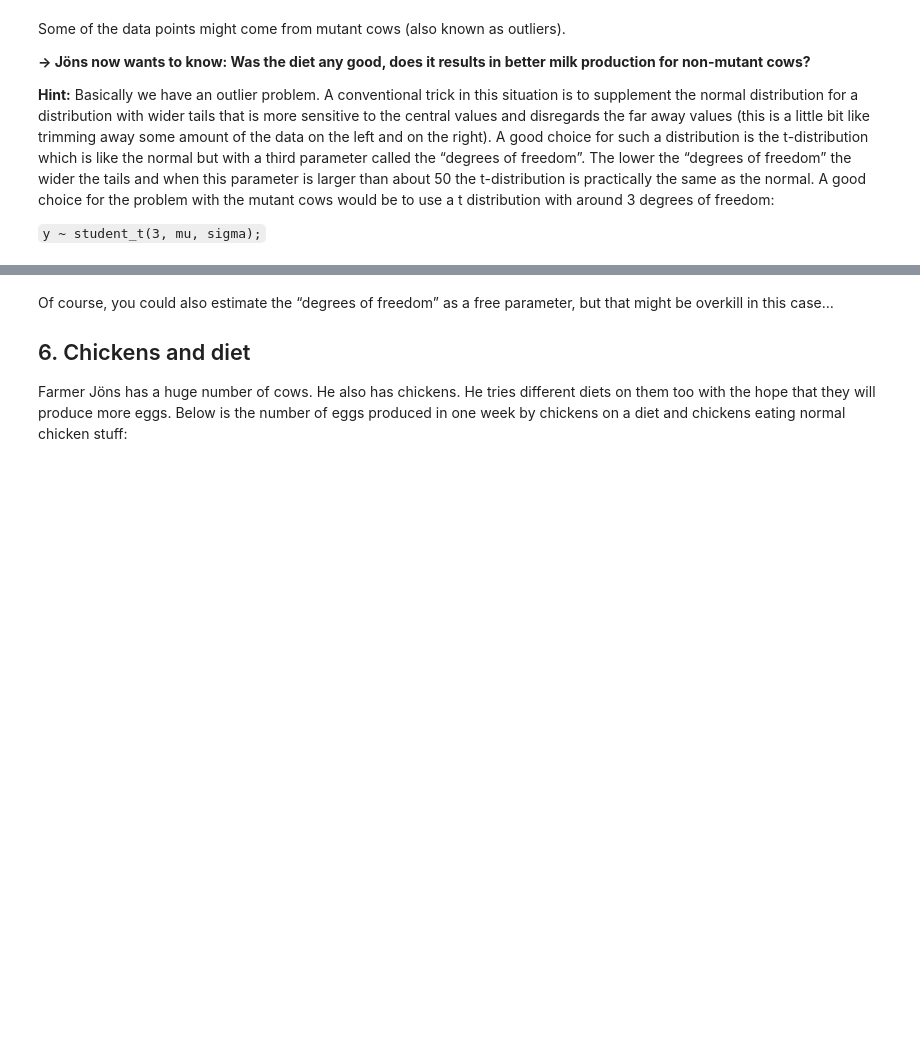
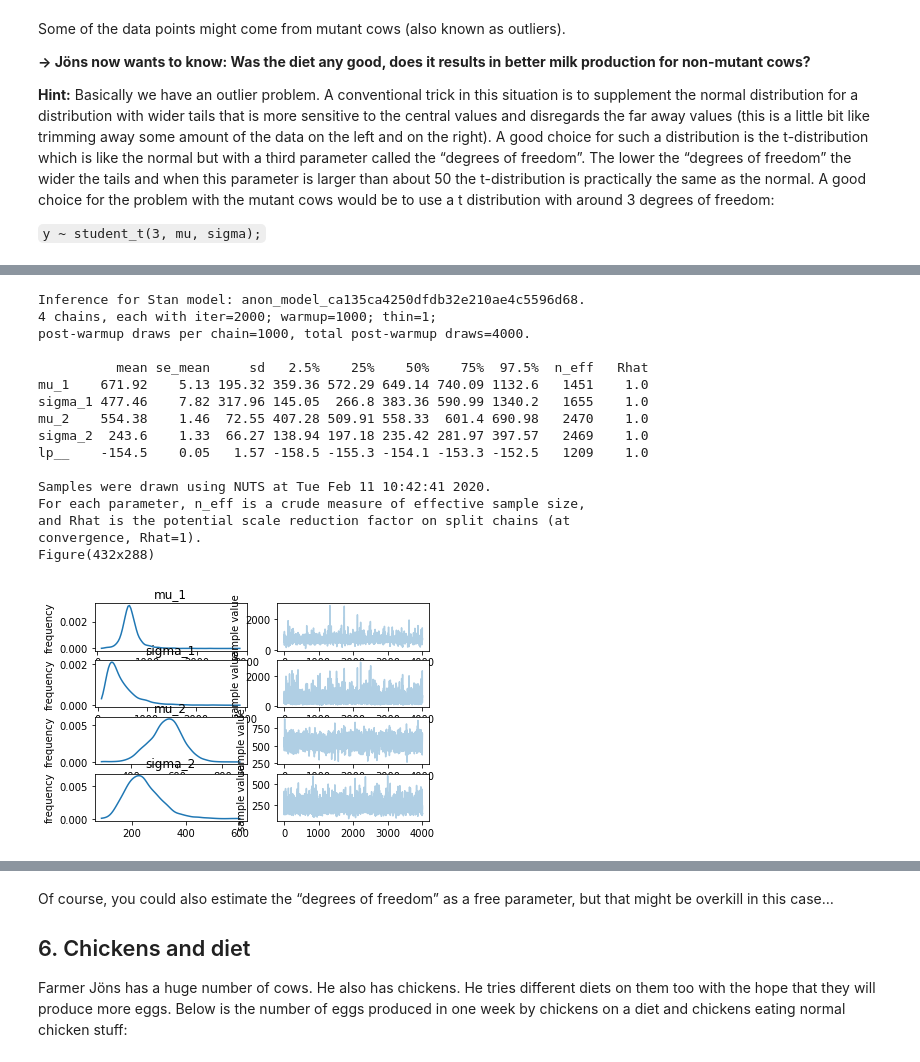
Before and after one commit to francescolosterzo/bayesianprobabilitiesworkshop, a Jupyter notebook: Exercise 3.ipynb, the cells around one changed output, grey strips where cells are left out. Cells and saved outputs as stored; diff of their text form; code cells hidden in the pictures; blank space fills up the shorter version.

```diff
--- a/Exercise 3.ipynb
+++ b/Exercise 3.ipynb
@@ -335,0 +386,9 @@ Some of the data points might come from mutant cows (also known as outliers).
+# %%
+data = { 'n1': len(diet_milk), 'y1': diet_milk, 'n2': len(normal_milk), 'y2': normal_milk }
+# %%
+stan_samples = pystan.stan(model_code = model, data = data)
+
+# Plotting and summarizing the posterior distribution
+print(stan_samples)
+print(stan_samples.plot())
+# %% [output]
@@ -335,0 +399,17 @@ Some of the data points might come from mutant cows (also known as outliers).
+Inference for Stan model: anon_model_ca135ca4250dfdb32e210ae4c5596d68.
+4 chains, each with iter=2000; warmup=1000; thin=1;
+post-warmup draws per chain=1000, total post-warmup draws=4000.
+
+          mean se_mean     sd   2.5%    25%    50%    75%  97.5%  n_eff   Rhat
+mu_1    671.92    5.13 195.32 359.36 572.29 649.14 740.09 1132.6   1451    1.0
+sigma_1 477.46    7.82 317.96 145.05  266.8 383.36 590.99 1340.2   1655    1.0
+mu_2    554.38    1.46  72.55 407.28 509.91 558.33  601.4 690.98   2470    1.0
+sigma_2  243.6    1.33  66.27 138.94 197.18 235.42 281.97 397.57   2469    1.0
+lp__    -154.5    0.05   1.57 -158.5 -155.3 -154.1 -153.3 -152.5   1209    1.0
+
+Samples were drawn using NUTS at Tue Feb 11 10:42:41 2020.
+For each parameter, n_eff is a crude measure of effective sample size,
+and Rhat is the potential scale reduction factor on split chains (at
+convergence, Rhat=1).
+Figure(432x288)
+[figure, added]
```
Also changed, not shown: parts of 29 cells of this notebook.
